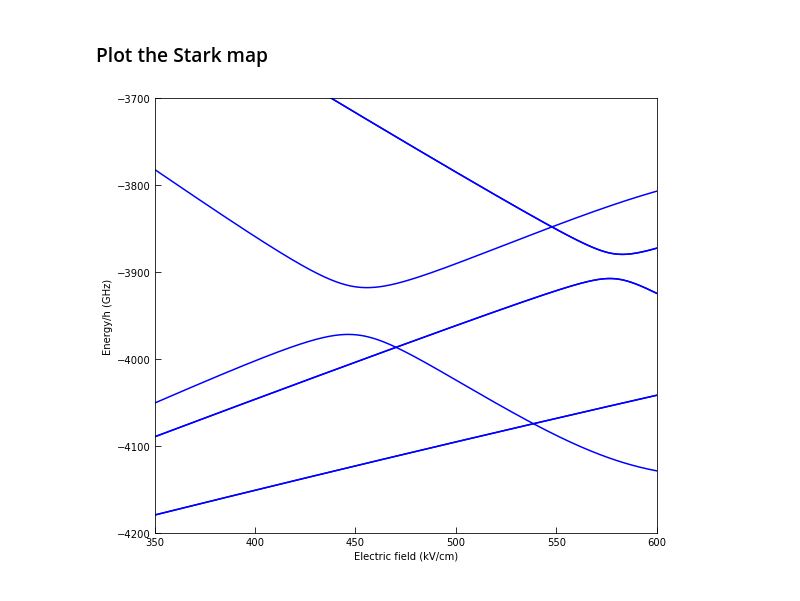
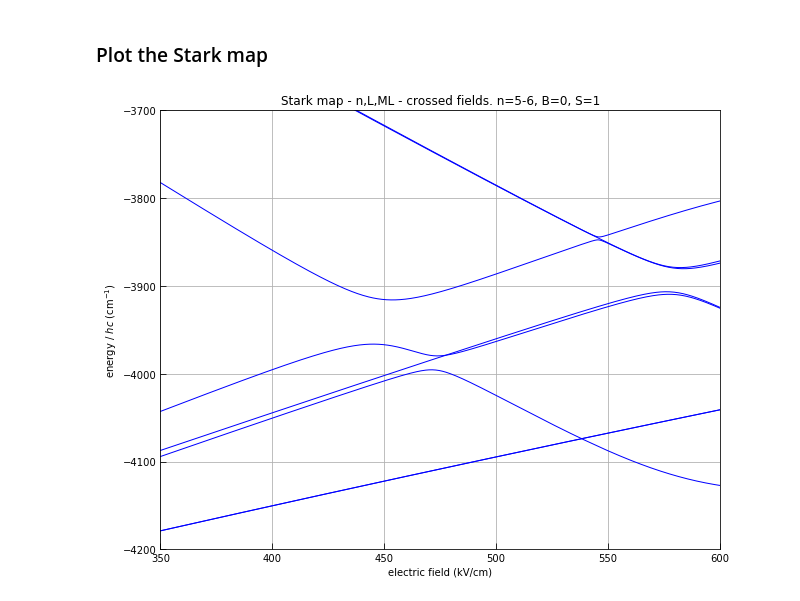
Before and after one commit to aa-morgan/helium-stark-FS, a Jupyter notebook: notebooks/Stark map - n,L,ML - crossed fields.ipynb, the cells around one changed output. Saved outputs shown, nothing was run; the diff lists cells and outputs as text; code cells hidden in the pictures.

```diff
--- a/notebooks/Stark map - n,L,ML - crossed fields.ipynb
+++ b/notebooks/Stark map - n,L,ML - crossed fields.ipynb
@@ -46,7 +46,7 @@ mat_S = stark_matrix(neff, L_vals, m_vals, field_orientation='crossed')
 field = np.linspace(3.5*10**5, 6.0*10**5, 501) # V /cm
 field_au = field * 100 / (En_h_He/(e*a_0_He))
 # specify the magnetic field (in Telsa)
-B_z = 0.0
+B_z = 20.0
 # (in atomic units)
 B_z_au = B_z / (hbar/(e*a_0_He**2))
 # Zeeman interaction Hamiltonian
@@ -56,14 +56,17 @@ eig_vals, eig_vecs = stark_map_vec(H_0, mat_S, field_au, H_Z=H_Z)
 # %% [markdown]
 ### Plot the Stark map
 # %%
-plt.figure(figsize=(9,8))
-ax = plt.plot(field/10**3, eig_vals*au_to_cm, 'b')
-plt.xlabel('Electric field (kV/cm)')
-plt.ylabel('Energy/h (GHz)')
+plt.figure(figsize=(9,7))
+ax = plt.plot(field/10**3, eig_vals*au_to_cm, 'b', lw=1)
+plt.xlabel('electric field (kV/cm)')
+plt.ylabel('energy / $h c$ (cm$^{-1}$)')
 plt.xlim(350, 600)
 plt.ylim(-4200, -3700)
 plt.gca().tick_params(direction='in', length=6)
+plt.grid()
+plt.title('Stark map - n,L,ML - crossed fields. n=5-6, B=0, S=1')
+plt.tight_layout()
 
 #plt.savefig('Stark-Zeeman-map.pdf')
 # %% [output]
-[figure, old version]
+[figure, new version]
```
Also changed, not shown: 9 other files.
